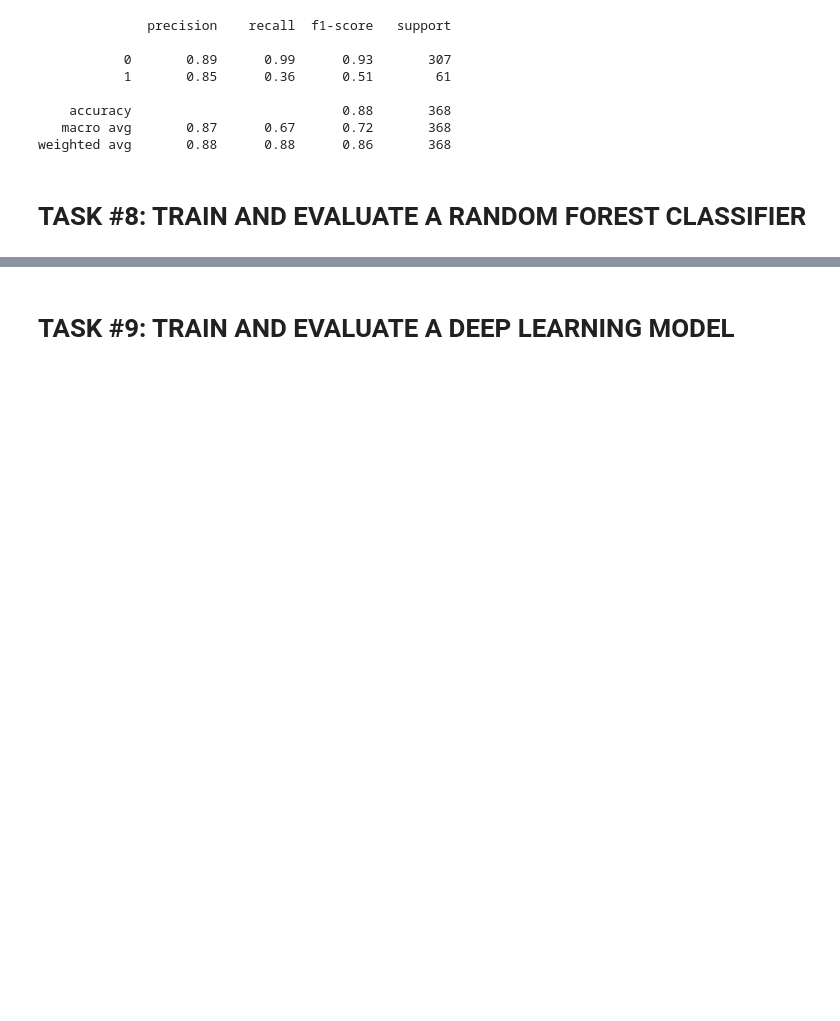
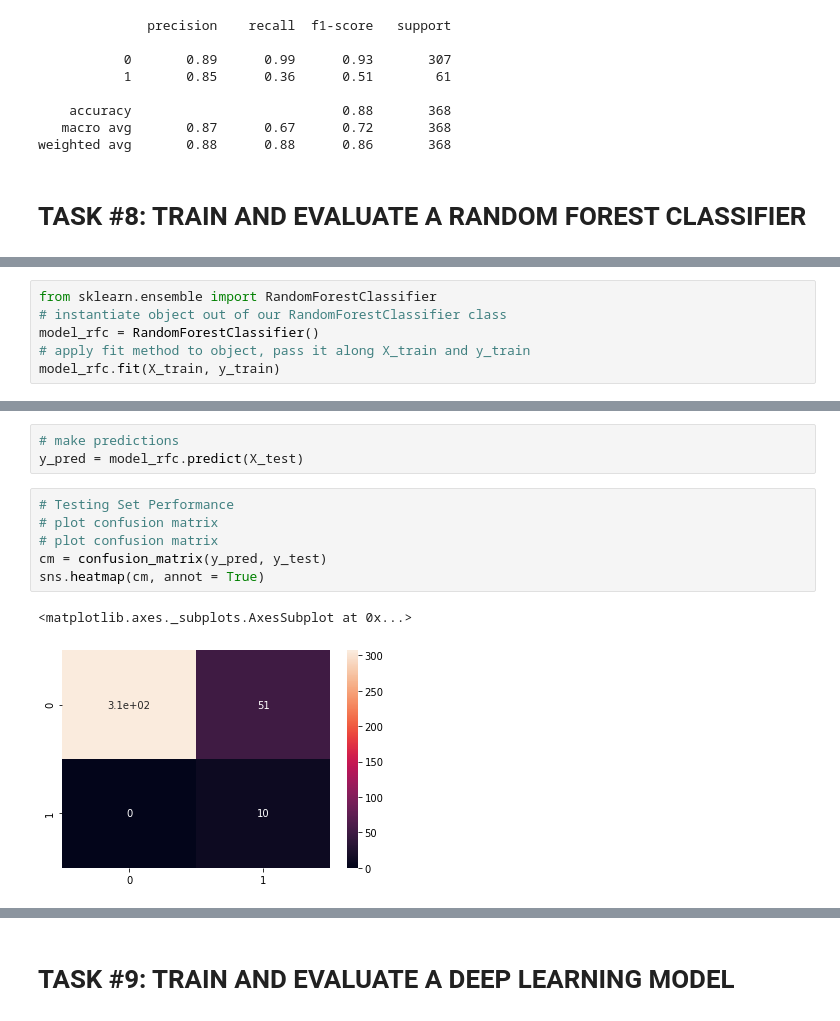
Before and after one commit to lavarius/DSCaseStudies, a Jupyter notebook: CS_Human_Resources_Department_Skeleton.ipynb, the cells around one changed output, grey strips where cells are left out. Cells and saved outputs as stored; diff of their text form; blank space fills up the shorter version.

```diff
--- a/CS_Human_Resources_Department_Skeleton.ipynb
+++ b/CS_Human_Resources_Department_Skeleton.ipynb
@@ -521,0 +520,6 @@ weighted avg       0.88      0.88      0.86       368
+# %%
+from sklearn.ensemble import RandomForestClassifier
+# instantiate object out of our RandomForestClassifier class
+model_rfc = RandomForestClassifier()
+# apply fit method to object, pass it along X_train and y_train
+model_rfc.fit(X_train, y_train)
@@ -521,0 +535,12 @@ weighted avg       0.88      0.88      0.86       368
+# %%
+# make predictions
+y_pred = model_rfc.predict(X_test)
+# %%
+# Testing Set Performance
+# plot confusion matrix
+# plot confusion matrix
+cm = confusion_matrix(y_pred, y_test)
+sns.heatmap(cm, annot = True)
+# %% [output]
+<matplotlib.axes._subplots.AxesSubplot at 0x...>
+[figure, added]
```
Also changed, not shown: parts of 3 cells of this notebook.
